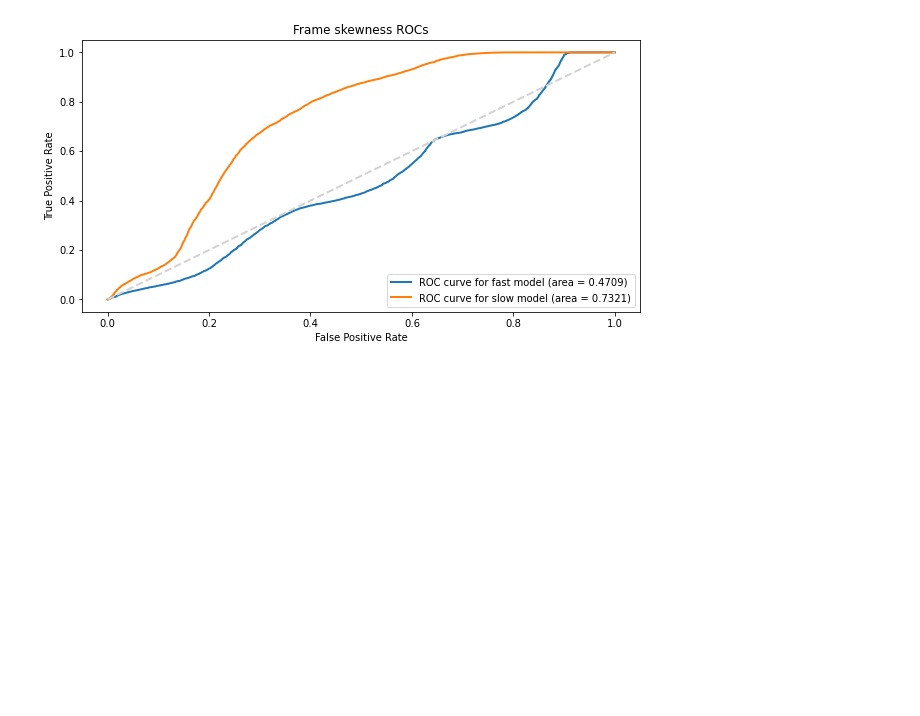
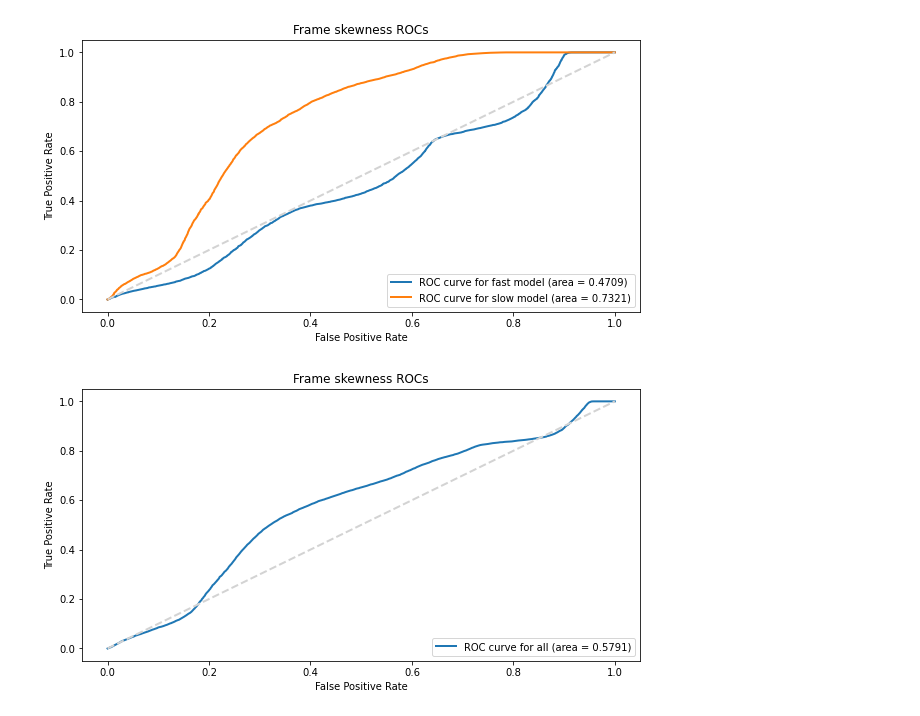
Before and after one commit to kristjanr/dat-sci-master-thesis, a Jupyter notebook: synthesized/AnalyzeOOD.ipynb, the cells around one changed output. Saved outputs shown, nothing was run; the diff lists cells and outputs as text; code cells hidden in the pictures; blank space fills up the shorter version.

```diff
--- a/synthesized/AnalyzeOOD.ipynb
+++ b/synthesized/AnalyzeOOD.ipynb
@@ -165,3 +165,30 @@ plt.title('Frame skewness ROCs')
 plt.show()
 # %% [output]
 [figure]
+# %%
+
+plt.figure(figsize=(10,5))
+
+def plot_curve(data, title_part, color):
+    y_true = data[:, 0]
+    y_score = data[:, 1]
+    fpr, tpr, _ = roc_curve(y_true, y_score)
+    roc_auc = auc(fpr, tpr)
+    plt.plot(
+        fpr,
+        tpr,
+        color=color,
+        lw=2,
+        label=f"ROC curve for {title_part} (area = %0.4f)" % roc_auc,
+    )
+
+
+plot_curve(np.concatenate((slow_IND_skewness, slow_OOD_skewness,fast_IND_skewness, fast_OOD_skewness,)), 'all', 'C0')
+plt.plot([0, 1], [0, 1], color="lightgray", lw=2, linestyle="--")
+plt.xlabel("False Positive Rate")
+plt.ylabel("True Positive Rate")
+plt.legend(loc="lower right")
+plt.title('Frame skewness ROCs')
+plt.show()
+# %% [output]
+[figure, added]
```
Also changed, not shown: 10 other files.
